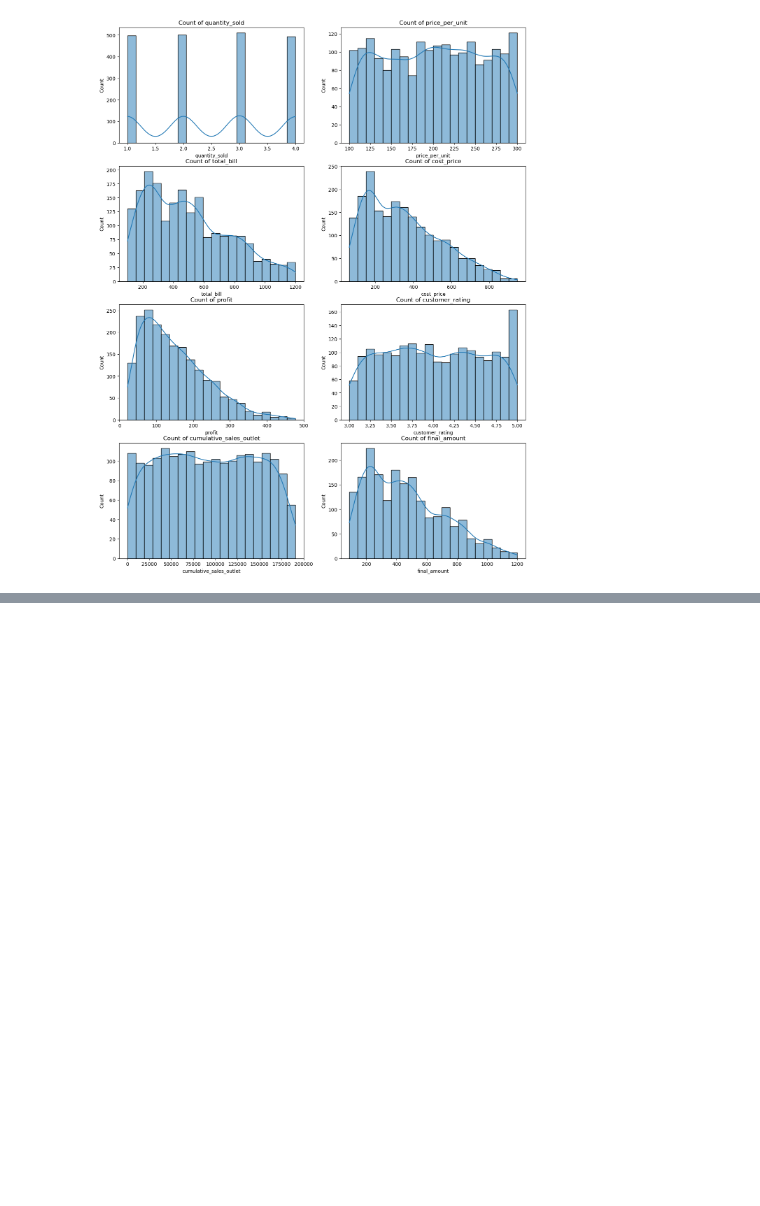
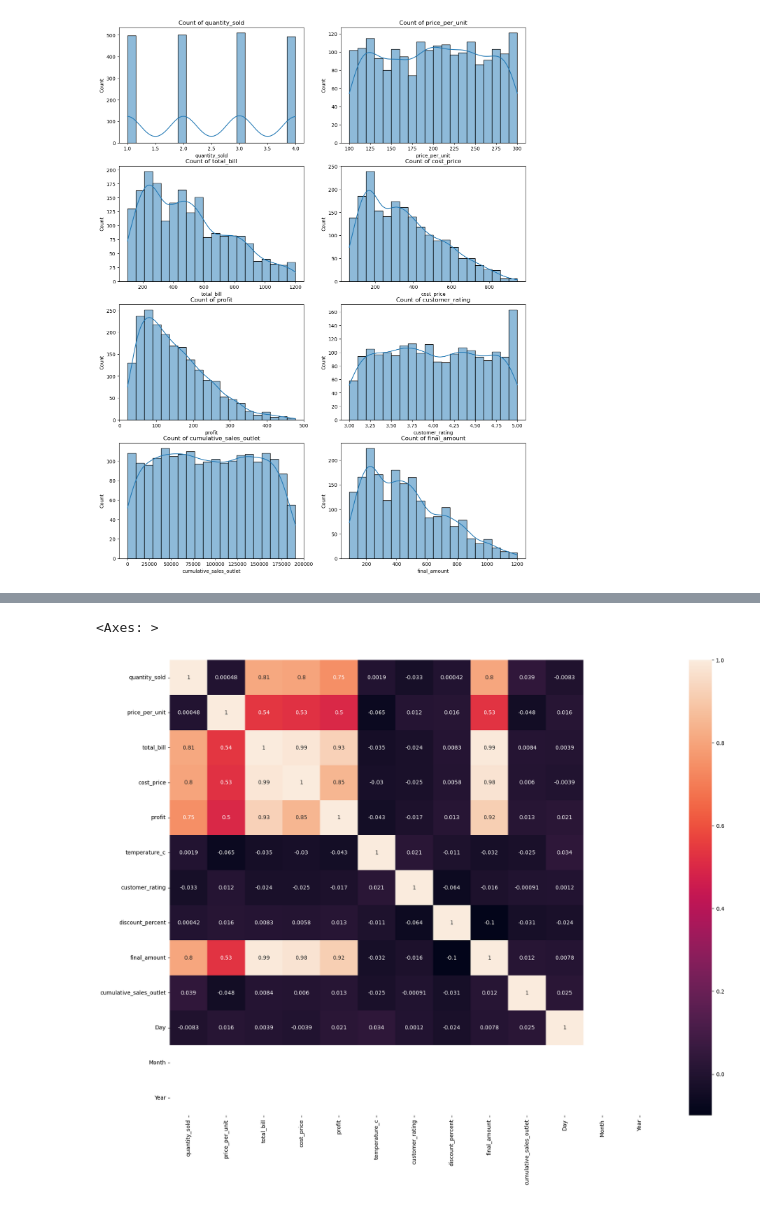
Before and after one commit to Mohini2815/Data-analysis-practice-projects, a Jupyter notebook: advanced_pune_cafe_sales_2000.ipynb, the cells around one changed output, grey strips where cells are left out. Saved outputs shown, nothing was run; the diff lists cells and outputs as text; code cells hidden in the pictures; blank space fills up the shorter version.

```diff
--- a/advanced_pune_cafe_sales_2000.ipynb
+++ b/advanced_pune_cafe_sales_2000.ipynb
@@ -790,0 +849,4 @@ univariate_analysis(num)
+# %%
+num_df = df.select_dtypes(include=['number'])
+corr_matrix = num_df.corr()
+corr_matrix
@@ -790,0 +868,6 @@ univariate_analysis(num)
+# %%
+plt.figure(figsize=(20,15))
+sns.heatmap(corr_matrix,annot=True)
+# %% [output]
+<Axes: >
+[figure, added]
```
Also changed, not shown: parts of 8 cells of this notebook.
